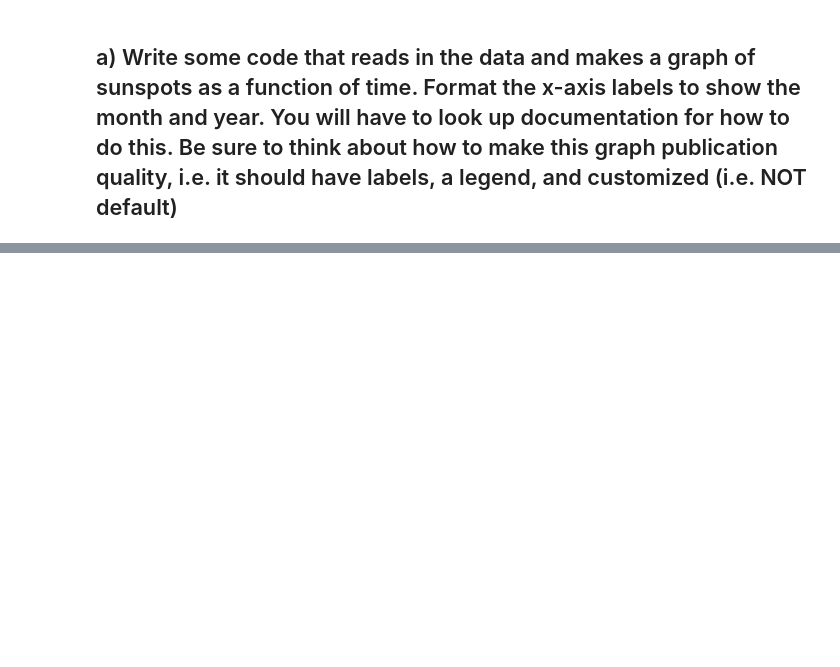
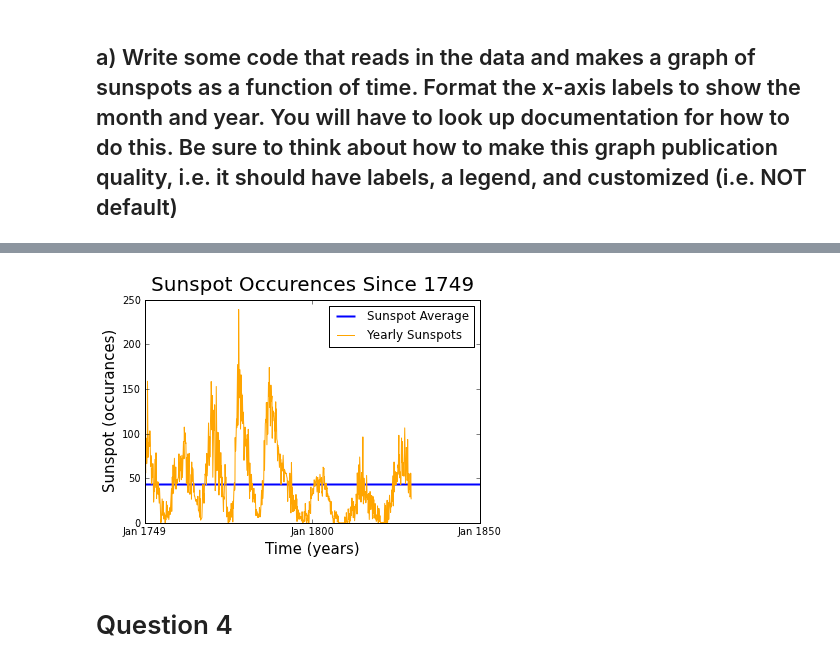
Before and after one commit to advice/PHYS-202-S13, a Jupyter notebook: Week3/Graphics Assignment 2.ipynb, the cells around one changed output, grey strips where cells are left out. Cells and saved outputs as stored; diff of their text form; code cells hidden in the pictures; blank space fills up the shorter version.

```diff
--- a/Week3/Graphics Assignment 2.ipynb
+++ b/Week3/Graphics Assignment 2.ipynb
@@ -80,0 +131,17 @@ plot(data)
+# %%
+x = data[:1000,0]
+y = data[:1000,1]
+avg = np.average(y)
+axhline(y=avg, linewidth = 2, label = "Sunspot Average")
+plot(x,y,color = "orange", label ="Yearly Sunspots")
+xlabel("Time (years)", fontsize = 15)
+ylabel("Sunspot (occurances)", fontsize = 15)
+title("Sunspot Occurences Since 1749", fontsize = 20)
+legend()
+xticks(arange(0, 1628, 628), ("Jan 1749", "Jan 1800", "Jan 1850", "Jan 1900", "Jan 1950", "Jan 2000"))
+show()
+# %% [output]
+[figure, added]
+# %% [markdown]
+Question 4
+=
```
Also changed, not shown: parts of 16 cells of this notebook.
